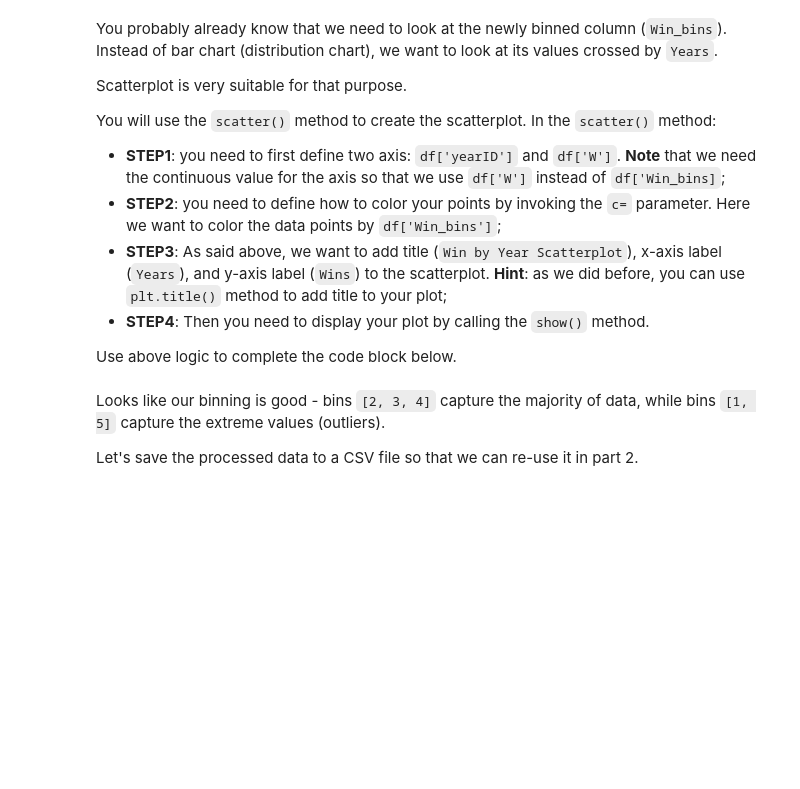
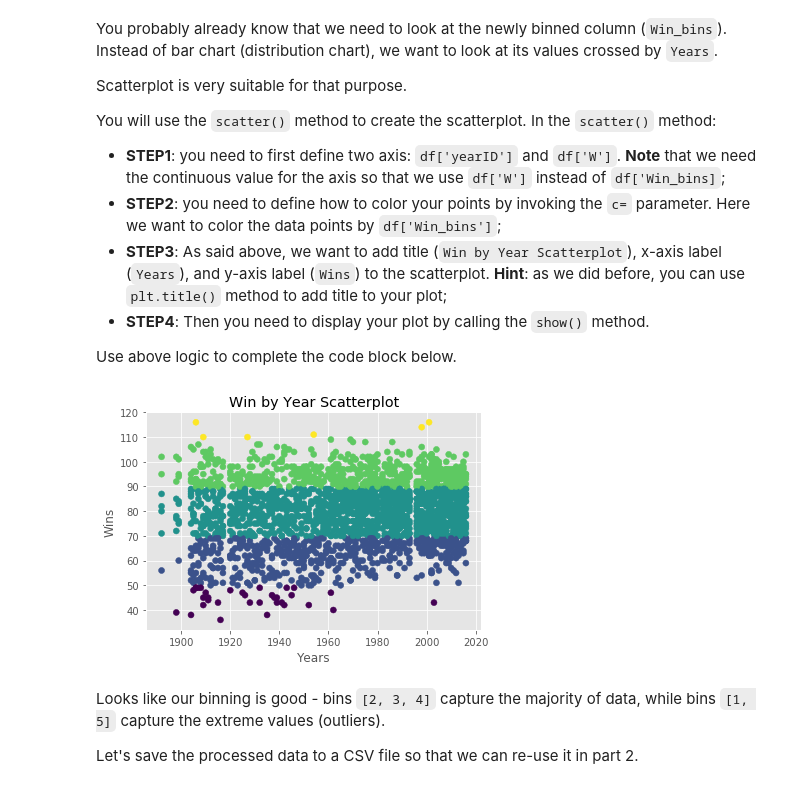
Before and after one commit to fairfield-university-ba545/week-1-dylanmeyer66, a Jupyter notebook: Mini_project_1_baseball_analytics_pt1.ipynb, the cells around one changed output. Saved outputs shown, nothing was run; the diff lists cells and outputs as text; code cells hidden in the pictures; blank space fills up the shorter version.

```diff
--- a/Mini_project_1_baseball_analytics_pt1.ipynb
+++ b/Mini_project_1_baseball_analytics_pt1.ipynb
@@ -115,6 +115,8 @@ df.head()
 for i in df.columns:
     print('Null values in ' + i + ' is ' + str(df[i].isna().sum()))
     print('-' * 8)
+
+
 #### complete the code below
 #### create an empty list named `names` for columns names
 names = []
@@ -126,7 +128,7 @@ for col in df.columns:
     #### add column name `col` to `names`
     names.append(col)
     #### add # of null values to `val`
-    val.append(df[i].isna().sum())
+    val.append(df[col].isna().sum())
     #### you can get # of null values for column `c` as `df[c].isnull().sum()`
     print(names[-1] + ', ' + str(val[-1]))
     #### print out results as (column_name, # of null values in column_name)
@@ -322,12 +337,17 @@ Use above logic to complete the code block below.
 # %%
 #Scatter plot for the yearwise wins
 
 #### STEP 1 & 2
-plt.scatter(#####)
+plt.scatter(df['yearID'], df['W'], c=df['Win_bins'])
 
 #### STEP 3
-
+plt.title('Win by Year Scatterplot')
+plt.xlabel('Years')
+plt.ylabel('Wins')
 #### STEP 4
+plt.show()
+# %% [output]
+[figure, added]
 # %% [markdown]
 Looks like our binning is good - bins `[2, 3, 4]` capture the majority of data, while bins `[1, 5]` capture the extreme values (outliers).
 
```
Also changed, not shown: parts of 5 cells of this notebook.
